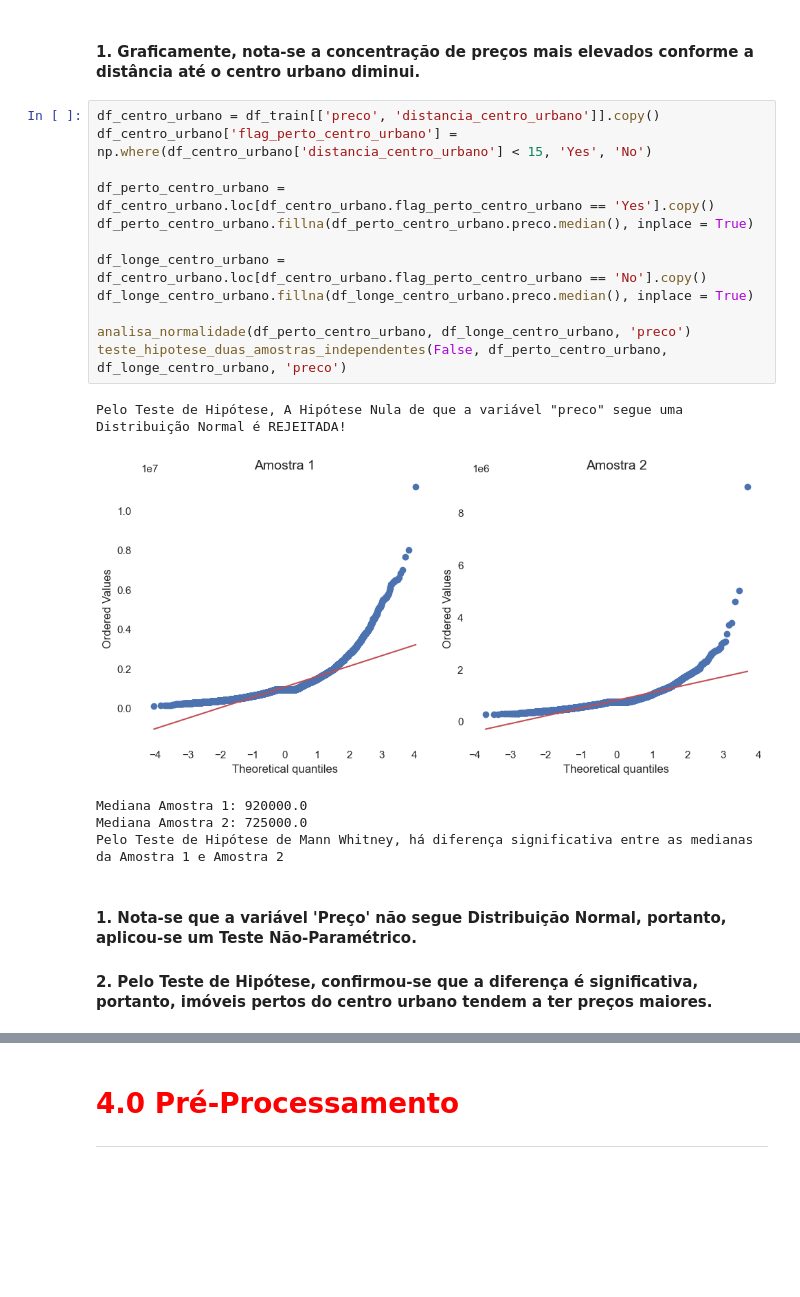
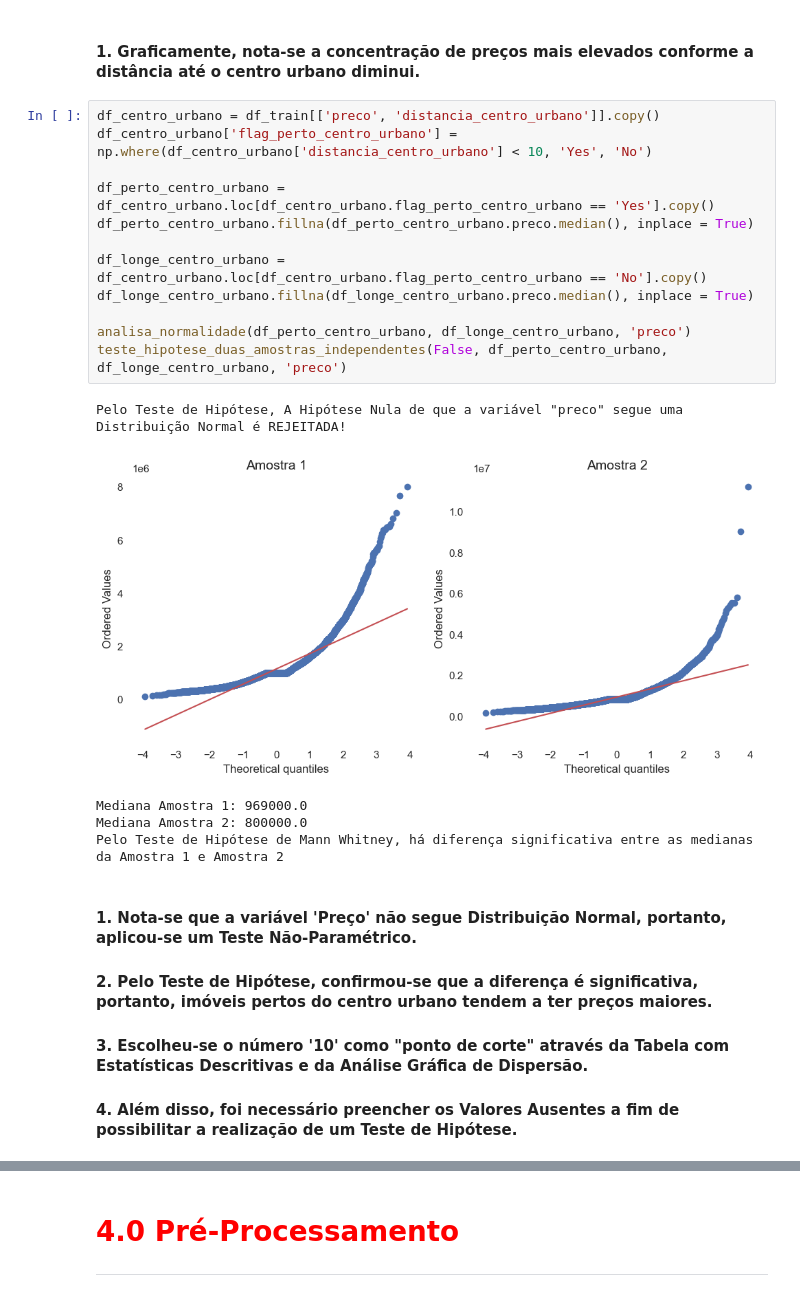
Before and after one commit to leonardovargas10/Modelo_Analise_Imoveis, a Jupyter notebook: analise_imoveis.ipynb, the cells around one changed output, grey strips where cells are left out. Saved outputs shown, nothing was run; the diff lists cells and outputs as text; blank space fills up the shorter version.

```diff
--- a/analise_imoveis.ipynb
+++ b/analise_imoveis.ipynb
@@ -798,24 +832,28 @@ plota_dispersao('distancia_centro_urbano', 'preco', df_train)
 #### 1. Graficamente, nota-se a concentração de preços mais elevados conforme a distância até o centro urbano diminui.
 # %%
 df_centro_urbano = df_train[['preco', 'distancia_centro_urbano']].copy()
-df_centro_urbano['flag_perto_centro_urbano'] = np.where(df_centro_urbano['distancia_centro_urbano'] < 15, 'Yes', 'No')
+df_centro_urbano['flag_perto_centro_urbano'] = np.where(df_centro_urbano['distancia_centro_urbano'] < 10, 'Yes', 'No')
 
 df_perto_centro_urbano = df_centro_urbano.loc[df_centro_urbano.flag_perto_centro_urbano == 'Yes'].copy()
 df_perto_centro_urbano.fillna(df_perto_centro_urbano.preco.median(), inplace = True)
 
 df_longe_centro_urbano = df_centro_urbano.loc[df_centro_urbano.flag_perto_centro_urbano == 'No'].copy()
 df_longe_centro_urbano.fillna(df_longe_centro_urbano.preco.median(), inplace = True)
 
 analisa_normalidade(df_perto_centro_urbano, df_longe_centro_urbano, 'preco')
 teste_hipotese_duas_amostras_independentes(False, df_perto_centro_urbano, df_longe_centro_urbano, 'preco')
 # %% [output]
 Pelo Teste de Hipótese, A Hipótese Nula de que a variável "preco" segue uma Distribuição Normal é REJEITADA!
-[figure, old version]
+[figure, new version]
-Mediana Amostra 1: 920000.0
-Mediana Amostra 2: 725000.0
+Mediana Amostra 1: 969000.0
+Mediana Amostra 2: 800000.0
 Pelo Teste de Hipótese de Mann Whitney, há diferença significativa entre as medianas da Amostra 1 e Amostra 2
 # %% [markdown]
 #### 1. Nota-se que a variável 'Preço' não segue Distribuição Normal, portanto, aplicou-se um Teste Não-Paramétrico.
 
 #### 2. Pelo Teste de Hipótese, confirmou-se que a diferença é significativa, portanto, imóveis pertos do centro urbano tendem a ter preços maiores.
+
+#### 3. Escolheu-se o número '10' como "ponto de corte" através da Tabela com Estatísticas Descritivas e da Análise Gráfica de Dispersão.
+
+#### 4. Além disso, foi necessário preencher os Valores Ausentes a fim de possibilitar a realização de um Teste de Hipótese.
 # %% [markdown]
```
Also changed, not shown: parts of 19 cells of this notebook.
